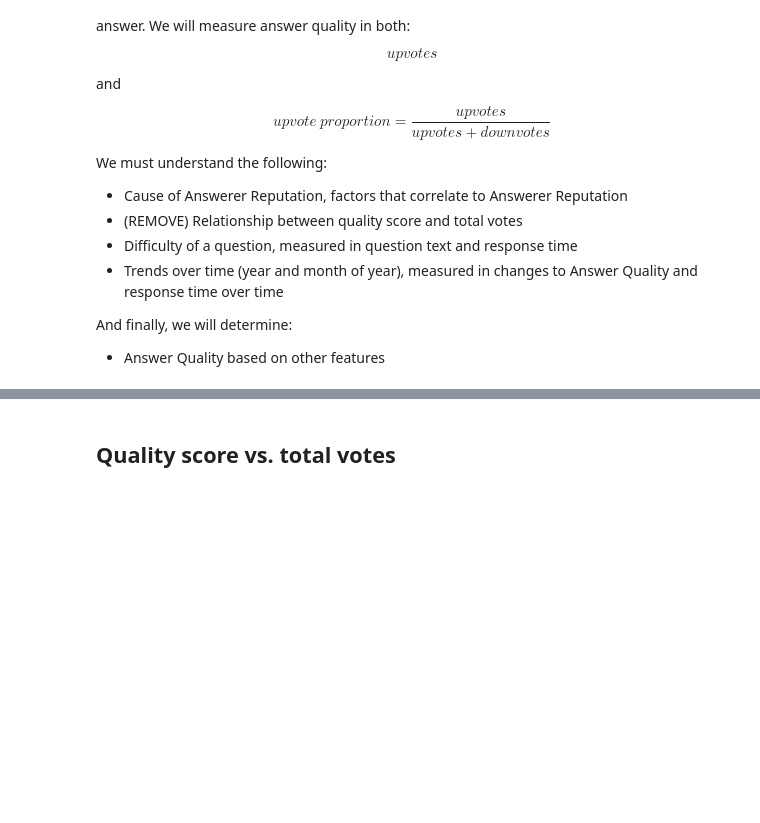
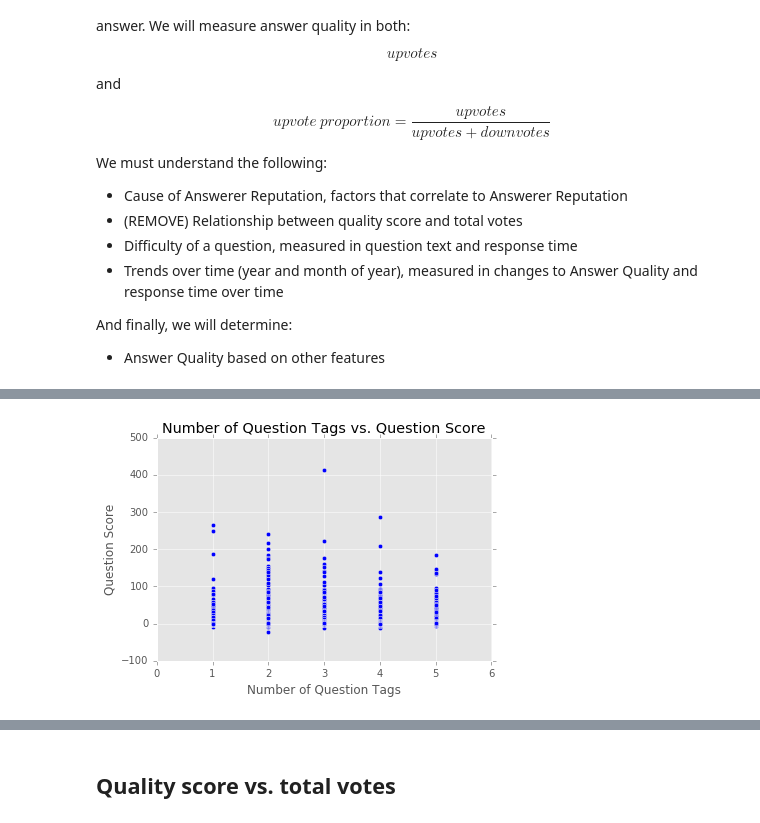
Before and after one commit to alexmfriedman/stack-exchange-analysis, a Jupyter notebook: Stack Overflow Analysis.ipynb, the cells around one changed output, grey strips where cells are left out. Cells and saved outputs as stored; diff of their text form; code cells hidden in the pictures; blank space fills up the shorter version.

```diff
--- a/Stack Overflow Analysis.ipynb
+++ b/Stack Overflow Analysis.ipynb
@@ -488,0 +533,20 @@ And finally, we will determine:
+# %%
+def match_tags(tags):
+    match = re.findall(r"<(.*?)>", tags)
+    return match
+
+question_tags = c.execute('''SELECT Tags
+                         FROM posts
+                         WHERE PostTypeId = 1
+                         ORDER BY Id ASC''')
+
+question_tags_arr = question_tags.fetchall()
+
+question_tags_list = map(lambda x: match_tags(x[0]), question_tags_arr)
+
+question_tags_numbers = map(len, question_tags_list)
+
+plot_features(question_tags_numbers, question_scores_arr,
+              'Number of Question Tags', 'Question Score')
+# %% [output]
+[figure, added]
```
Also changed, not shown: parts of 21 cells of this notebook.
